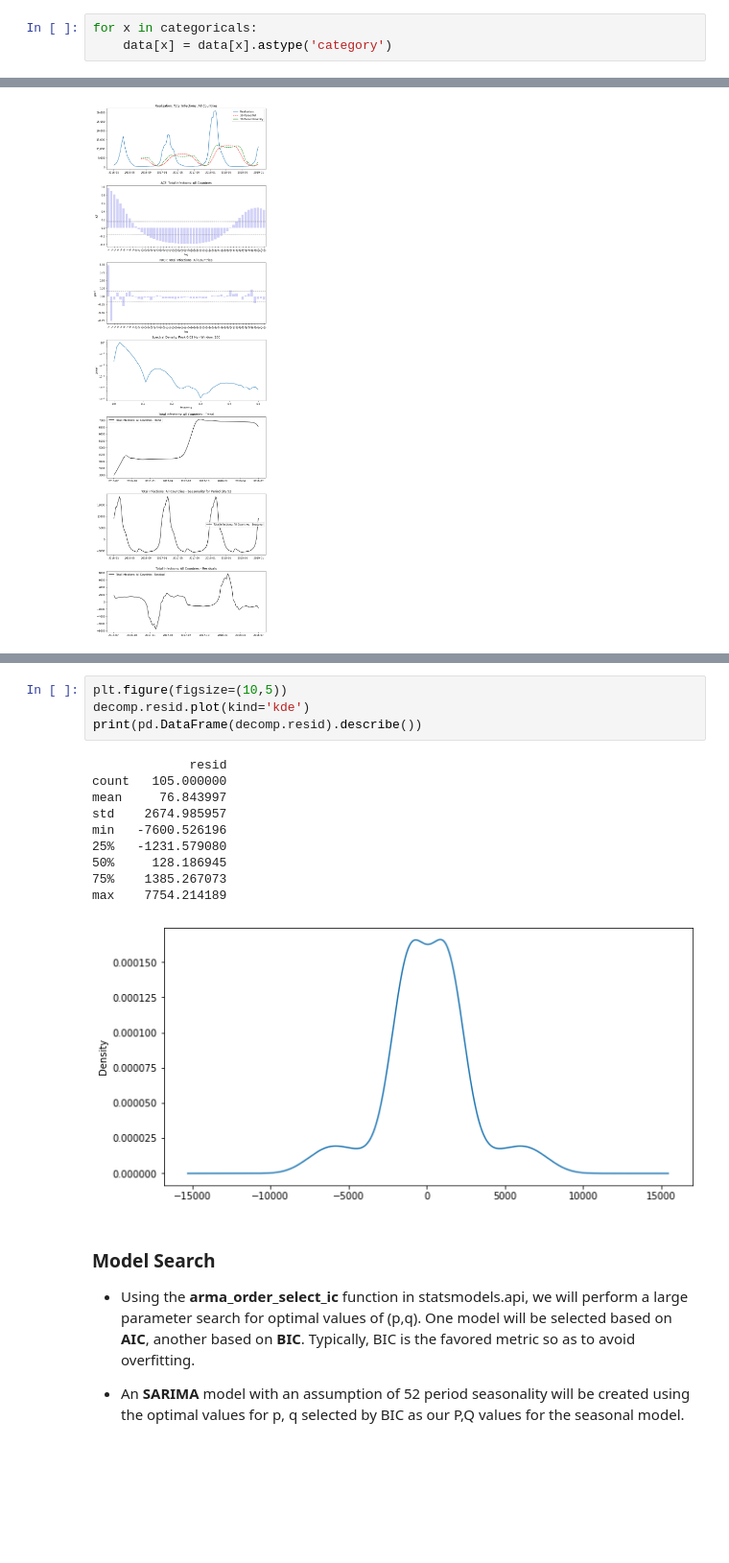
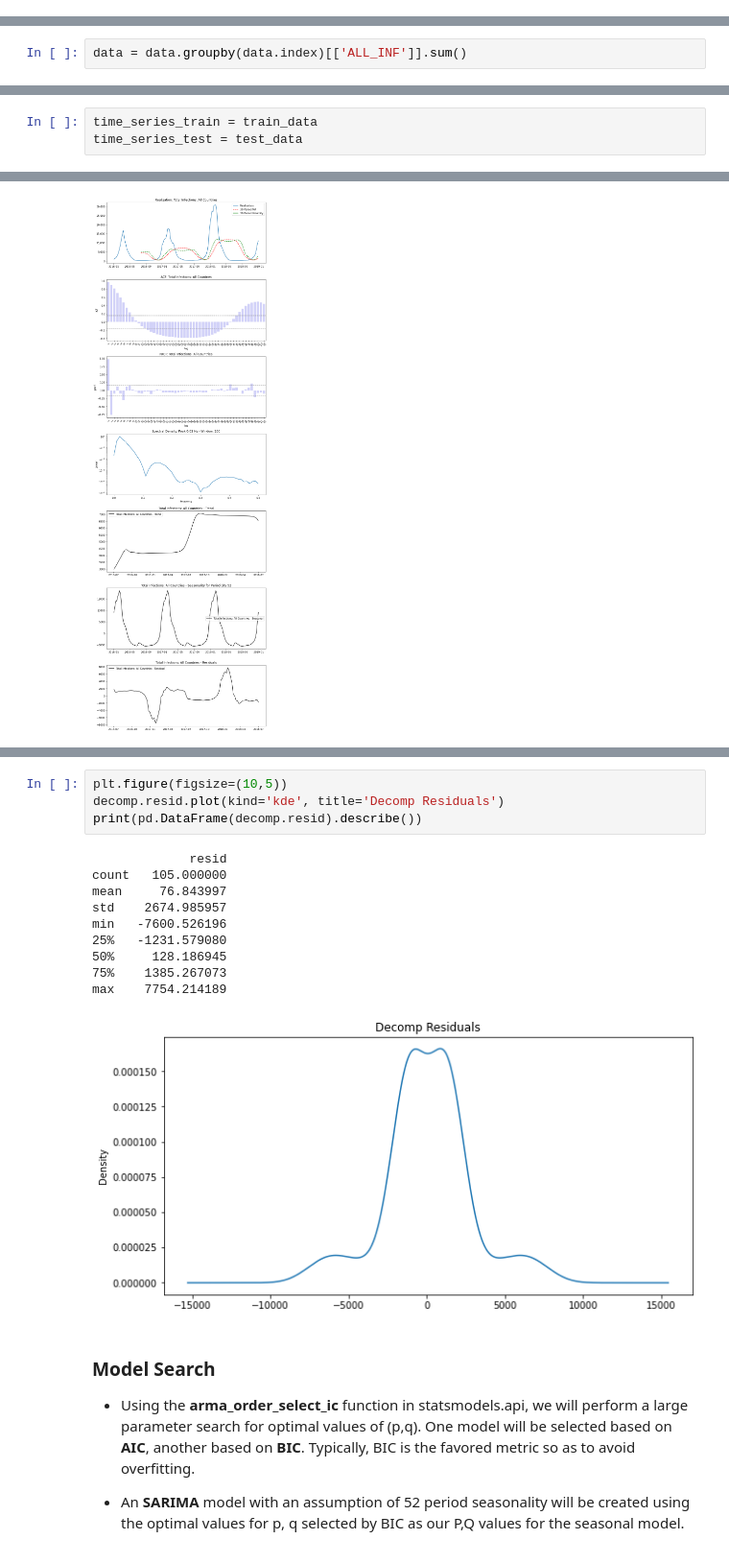
Before and after one commit to sterlingbeason/MSDS-7333-QTW, a Jupyter notebook: Case_Study_4/sk-modeling.ipynb, the cells around one changed output, grey strips where cells are left out. Shown at 96% size. Drawn from its saved outputs; the diff is of its cells as text; blank space fills up the shorter version.

```diff
--- a/Case_Study_4/sk-modeling.ipynb
+++ b/Case_Study_4/sk-modeling.ipynb
@@ -120,6 +138,3 @@ Index(['Country', 'WHOREGION', 'FLUREGION', 'TITLE'], dtype='object')
-# %%
-for x in categoricals:
-    data[x] = data[x].astype('category')
 # %% [markdown]
 ***Set Index to EDATE***
 # %%
@@ -128,0 +146,2 @@ numerics = data.columns[data.dtypes == 'float']
+# %%
+data = data.groupby(data.index)[['ALL_INF']].sum()
@@ -226,3 +256,6 @@ time_series_test = test_data.groupby(test_data.index)[['ALL_INF']].sum()
+# %%
+time_series_train = train_data
+time_series_test = test_data
 # %% [markdown]
 ## [Statsmodels Time Series Analysis]('https://www.statsmodels.org/stable/tsa.html')
 
@@ -260,18 +293,18 @@ The residuals of our seasonal decomposition appear to be roughly normal but pote
 # %%
 plt.figure(figsize=(10,5))
-decomp.resid.plot(kind='kde')
+decomp.resid.plot(kind='kde', title='Decomp Residuals')
 print(pd.DataFrame(decomp.resid).describe())
 # %% [output]
              resid
 count   105.000000
 mean     76.843997
 std    2674.985957
 min   -7600.526196
 25%   -1231.579080
 50%     128.186945
 75%    1385.267073
 max    7754.214189
-[figure, old version]
+[figure, new version]
 # %% [markdown]
 ### Model Search
 
```
Also changed, not shown: parts of 38 cells of this notebook.
